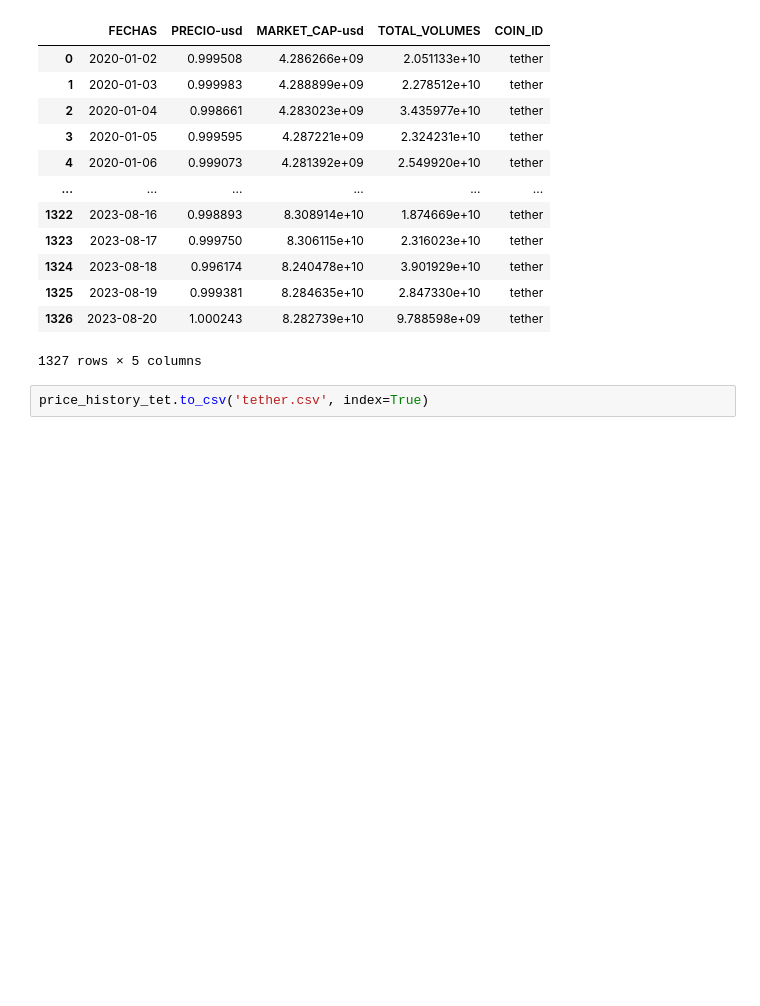
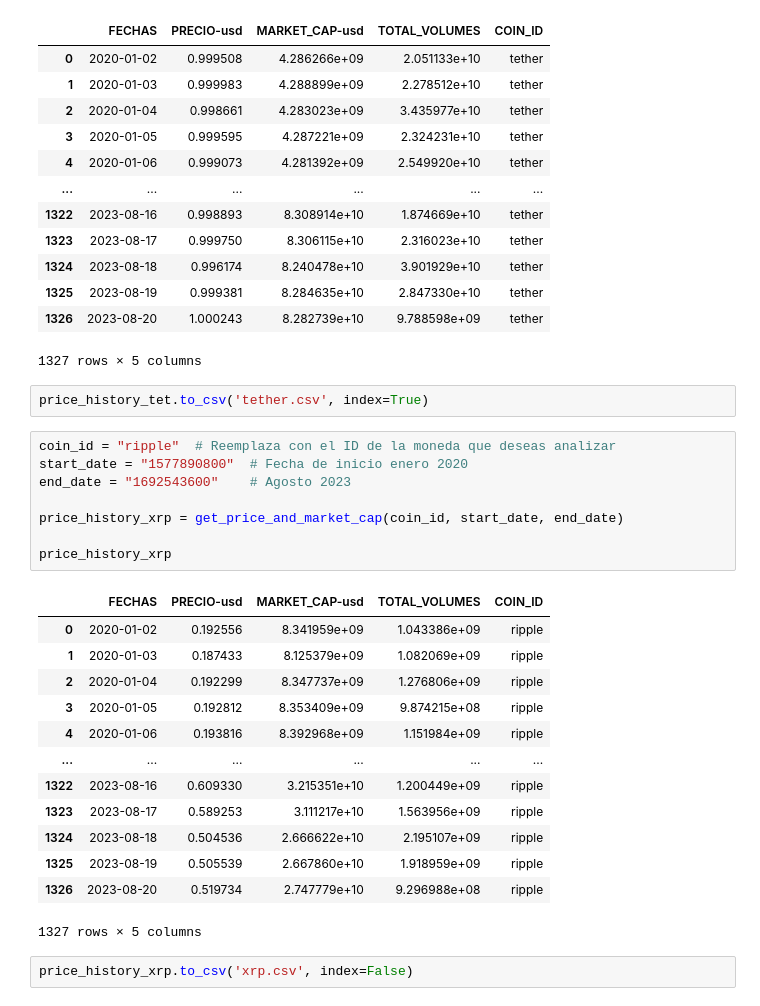
Before and after one commit to Constanzafl/Proyecto2_Data_Analytics, a Jupyter notebook: ETL/history.ipynb, the cells around one changed output. Saved outputs shown, nothing was run; the diff lists cells and outputs as text; blank space fills up the shorter version.

```diff
--- a/ETL/history.ipynb
+++ b/ETL/history.ipynb
@@ -182,3 +182,27 @@ price_history_tet
 1327 rows × 5 columns
 # %%
 price_history_tet.to_csv('tether.csv', index=True)
+# %%
+coin_id = "ripple"  # Reemplaza con el ID de la moneda que deseas analizar
+start_date = "1577890800"  # Fecha de inicio enero 2020
+end_date = "1692543600"    # Agosto 2023
+
+price_history_xrp = get_price_and_market_cap(coin_id, start_date, end_date)
+
+price_history_xrp
+# %% [output]
+|  | FECHAS | PRECIO-usd | MARKET_CAP-usd | TOTAL_VOLUMES | COIN_ID |
+| 0 | 2020-01-02 | 0.192556 | 8.341959e+09 | 1.043386e+09 | ripple |
+| 1 | 2020-01-03 | 0.187433 | 8.125379e+09 | 1.082069e+09 | ripple |
+| 2 | 2020-01-04 | 0.192299 | 8.347737e+09 | 1.276806e+09 | ripple |
+| 3 | 2020-01-05 | 0.192812 | 8.353409e+09 | 9.874215e+08 | ripple |
+| 4 | 2020-01-06 | 0.193816 | 8.392968e+09 | 1.151984e+09 | ripple |
+| ... | ... | ... | ... | ... | ... |
+| 1322 | 2023-08-16 | 0.609330 | 3.215351e+10 | 1.200449e+09 | ripple |
+| 1323 | 2023-08-17 | 0.589253 | 3.111217e+10 | 1.563956e+09 | ripple |
+| 1324 | 2023-08-18 | 0.504536 | 2.666622e+10 | 2.195107e+09 | ripple |
+| 1325 | 2023-08-19 | 0.505539 | 2.667860e+10 | 1.918959e+09 | ripple |
+| 1326 | 2023-08-20 | 0.519734 | 2.747779e+10 | 9.296988e+08 | ripple |
+1327 rows × 5 columns
+# %%
+price_history_xrp.to_csv('xrp.csv', index=False)
```
Also changed, not shown: parts of 11 cells of this notebook.
